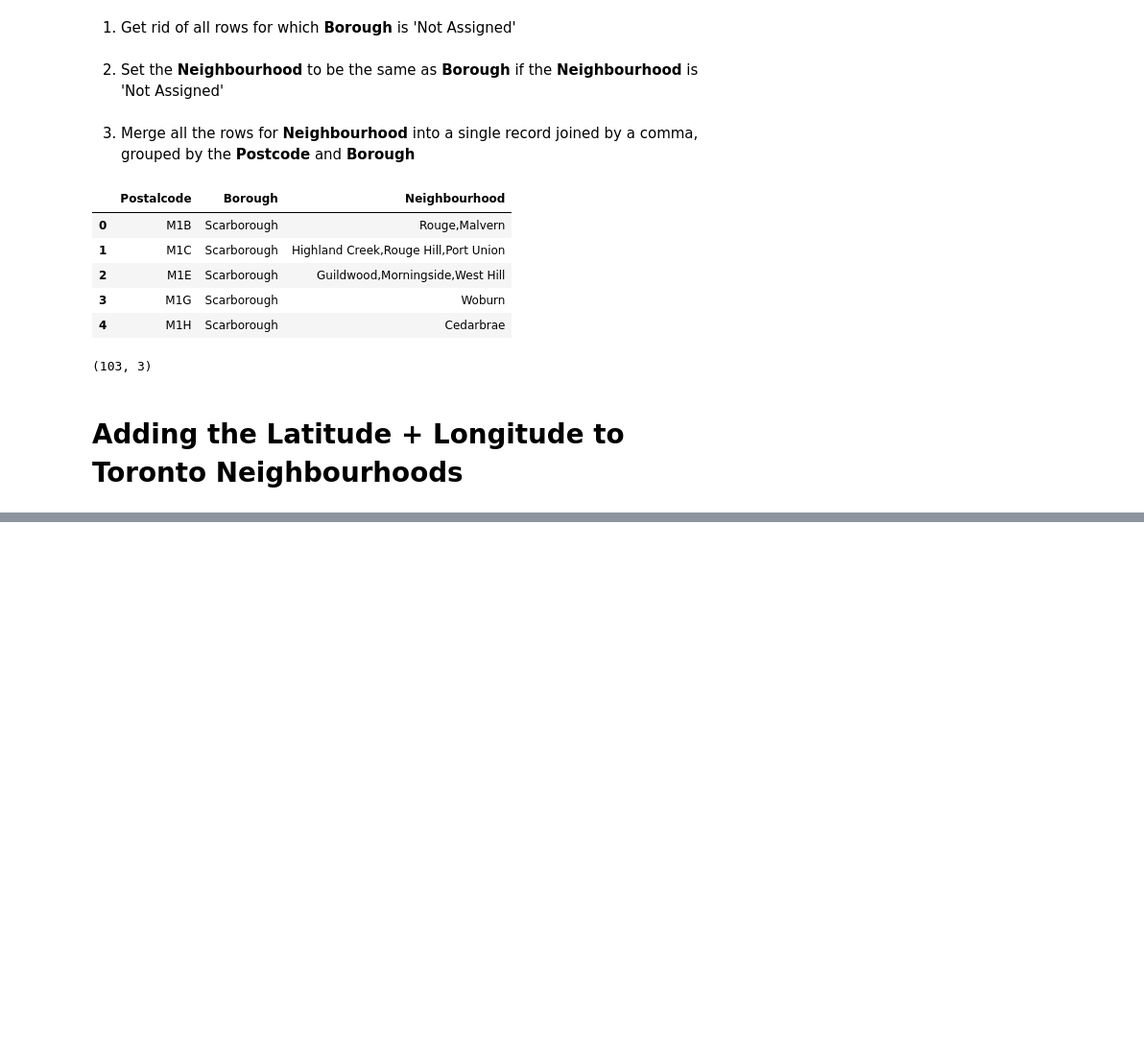
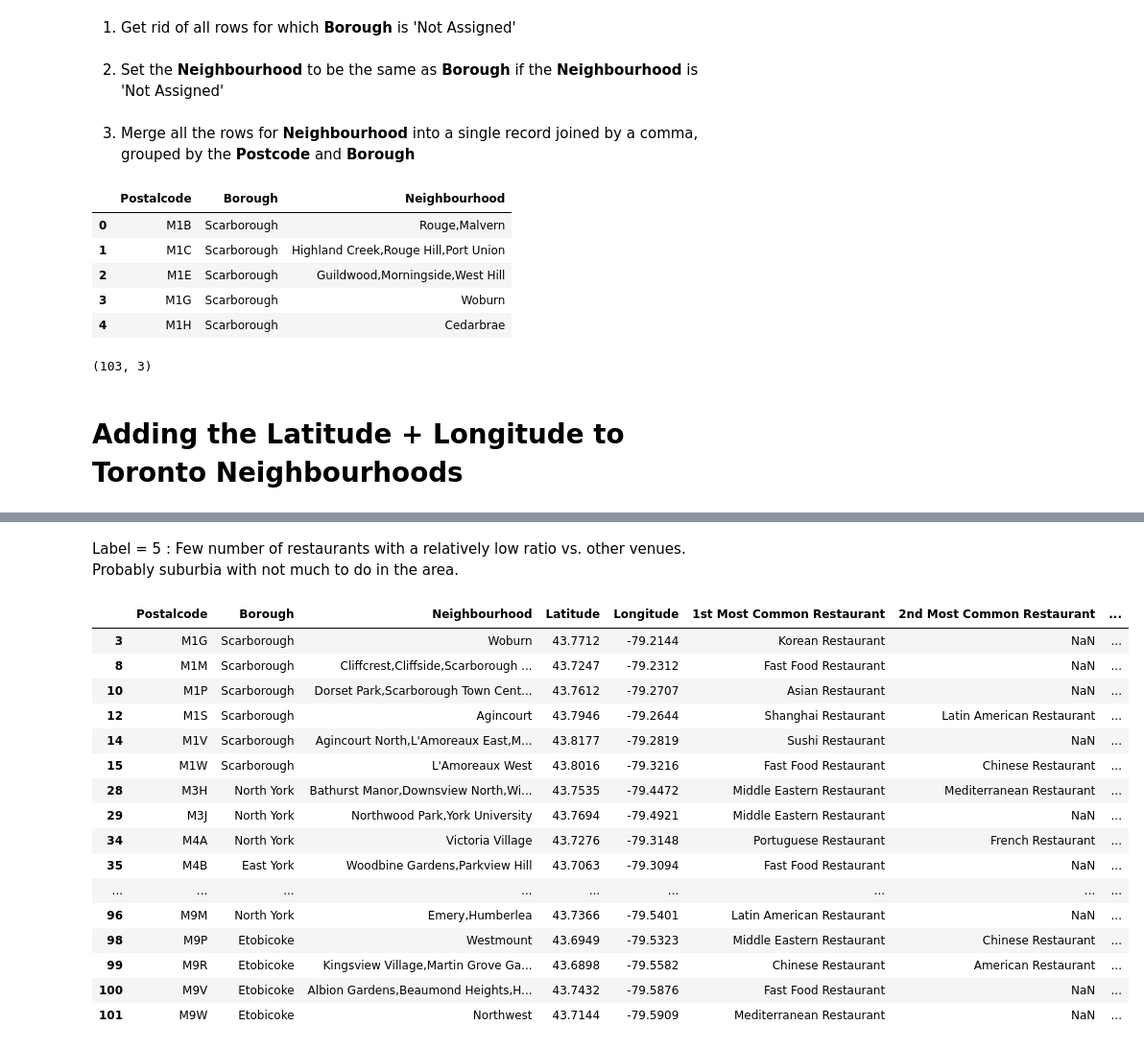
Before and after one commit to cuajo13/Coursera_Capstone, a Jupyter notebook: Toronto Neighborhood Clusters.ipynb, the cells around one changed output, grey strips where cells are left out. Shown: that part at 96% size. Cells and saved outputs as stored; diff of their text form; code cells hidden in the pictures; blank space fills up the shorter version.

```diff
--- a/Toronto Neighborhood Clusters.ipynb
+++ b/Toronto Neighborhood Clusters.ipynb
@@ -54,0 +380,26 @@ toronto_hoods_lat_lon.shape
+# %%
+num_top_venues = 5
+
+indicators = ['st', 'nd', 'rd']
+
+# create columns according to number of top venues
+columns = ['Postalcode']
+for ind in np.arange(num_top_venues):
+    try:
+        columns.append('{}{} Most Common Restaurant'.format(ind+1, indicators[ind]))
+    except:
+        columns.append('{}th Most Common Restaurant'.format(ind+1))
+
+# create a new dataframe
+hood_rest_sorted = pd.DataFrame(columns=columns)
+hood_rest_sorted['Postalcode'] = grouped['Postalcode']
+
+rest_grouped = grouped.drop(['Count', 'Density'], axis=1)
+
+for ind in np.arange(rest_grouped.shape[0]):
+    hood_rest_sorted.iloc[ind, 1:] = return_most_common_venues(rest_grouped.iloc[ind, :], num_top_venues)
+
+hood_rest_sorted['Count'] = grouped['Count']
+hood_rest_sorted['Density'] = grouped['Density']
+
+hood_rest_sorted.head()
@@ -54,0 +413,16 @@ toronto_hoods_lat_lon.shape
+# %%
+# set number of clusters
+kclusters = 6
+
+grouped_clustering = grouped.drop('Postalcode', 1)
+
+# run k-means clustering
+kmeans = KMeans(n_clusters=kclusters, random_state=0).fit(grouped_clustering)
+
+hood_rest_sorted['Cluster Labels'] = kmeans.labels_
+
+merged = hoods_lat_lon
+
+merged = merged.join(hood_rest_sorted.set_index('Postalcode'), on='Postalcode', how='inner')
+
+merged.head() # check the last columns!
@@ -54,0 +557,22 @@ toronto_hoods_lat_lon.shape
+# %% [markdown]
+Label = 5 : Few number of restaurants with a relatively low ratio vs. other venues.  Probably suburbia with not much to do in the area.
+# %%
+merged[merged['Cluster Labels']==5]
+# %% [output]
+|  | Postalcode | Borough | Neighbourhood | Latitude | Longitude | 1st Most Common Restaurant | 2nd Most Common Restaurant | ... |
+| 3 | M1G | Scarborough | Woburn | 43.7712 | -79.2144 | Korean Restaurant | NaN | ... |
+| 8 | M1M | Scarborough | Cliffcrest,Cliffside,Scarborough ... | 43.7247 | -79.2312 | Fast Food Restaurant | NaN | ... |
+| 10 | M1P | Scarborough | Dorset Park,Scarborough Town Cent... | 43.7612 | -79.2707 | Asian Restaurant | NaN | ... |
+| 12 | M1S | Scarborough | Agincourt | 43.7946 | -79.2644 | Shanghai Restaurant | Latin American Restaurant | ... |
+| 14 | M1V | Scarborough | Agincourt North,L'Amoreaux East,M... | 43.8177 | -79.2819 | Sushi Restaurant | NaN | ... |
+| 15 | M1W | Scarborough | L'Amoreaux West | 43.8016 | -79.3216 | Fast Food Restaurant | Chinese Restaurant | ... |
+| 28 | M3H | North York | Bathurst Manor,Downsview North,Wi... | 43.7535 | -79.4472 | Middle Eastern Restaurant | Mediterranean Restaurant | ... |
+| 29 | M3J | North York | Northwood Park,York University | 43.7694 | -79.4921 | Middle Eastern Restaurant | NaN | ... |
+| 34 | M4A | North York | Victoria Village | 43.7276 | -79.3148 | Portuguese Restaurant | French Restaurant | ... |
+| 35 | M4B | East York | Woodbine Gardens,Parkview Hill | 43.7063 | -79.3094 | Fast Food Restaurant | NaN | ... |
+| ... | ... | ... | ... | ... | ... | ... | ... | ... |
+| 96 | M9M | North York | Emery,Humberlea | 43.7366 | -79.5401 | Latin American Restaurant | NaN | ... |
+| 98 | M9P | Etobicoke | Westmount | 43.6949 | -79.5323 | Middle Eastern Restaurant | Chinese Restaurant | ... |
+| 99 | M9R | Etobicoke | Kingsview Village,Martin Grove Ga... | 43.6898 | -79.5582 | Chinese Restaurant | American Restaurant | ... |
+| 100 | M9V | Etobicoke | Albion Gardens,Beaumond Heights,H... | 43.7432 | -79.5876 | Fast Food Restaurant | NaN | ... |
+| 101 | M9W | Etobicoke | Northwest | 43.7144 | -79.5909 | Mediterranean Restaurant | NaN | ... |
```
Also changed, not shown: parts of 62 cells of this notebook.
